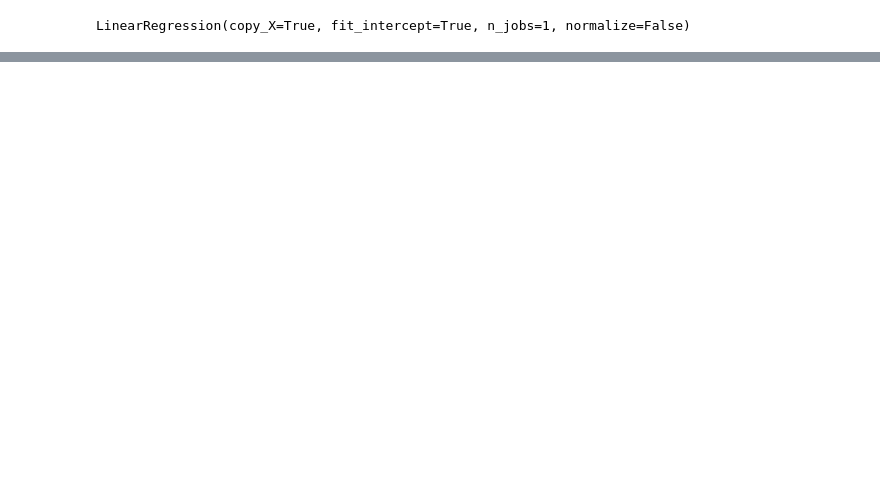
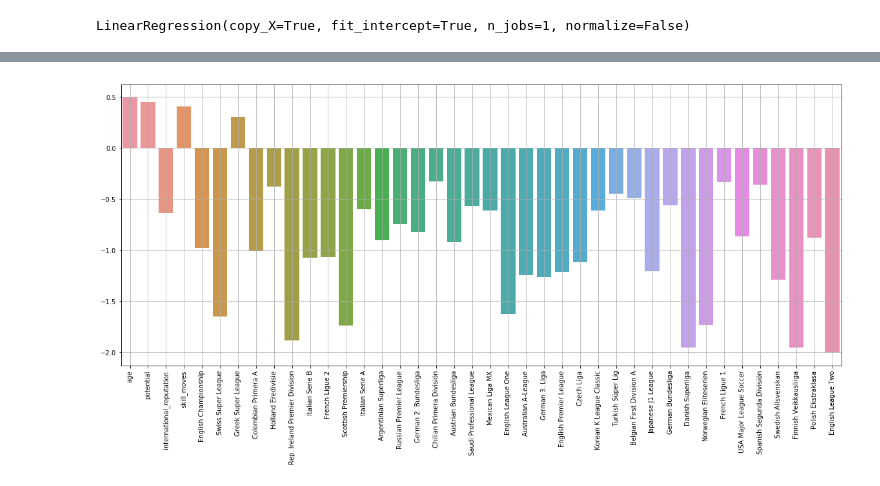
Before and after one commit to nbabulkov/fmi-machine-learning, a Jupyter notebook: Fifa.ipynb, the cells around one changed output, grey strips where cells are left out. Cells and saved outputs as stored; diff of their text form; code cells hidden in the pictures; blank space fills up the shorter version.

```diff
--- a/Fifa.ipynb
+++ b/Fifa.ipynb
@@ -308 +320,10 @@ scores = cross_val_score(LinearRegression(), stats, overall, cv=10)
+# %%
+plt.figure(figsize=(20,8))
+
+# Plotting only the most prominent coefficents
+barplot = sns.barplot(x=cols, y=high_coefs, orient='vertical')
+plt.setp(barplot.get_xticklabels(), rotation=90)
+plt.grid(True)
+# %% [output]
+[figure, added]
 # %%
```
Also changed, not shown: parts of 20 cells of this notebook.
